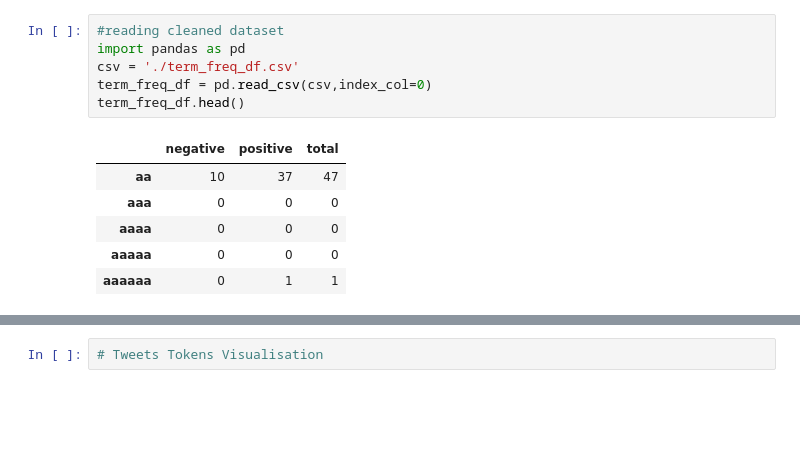
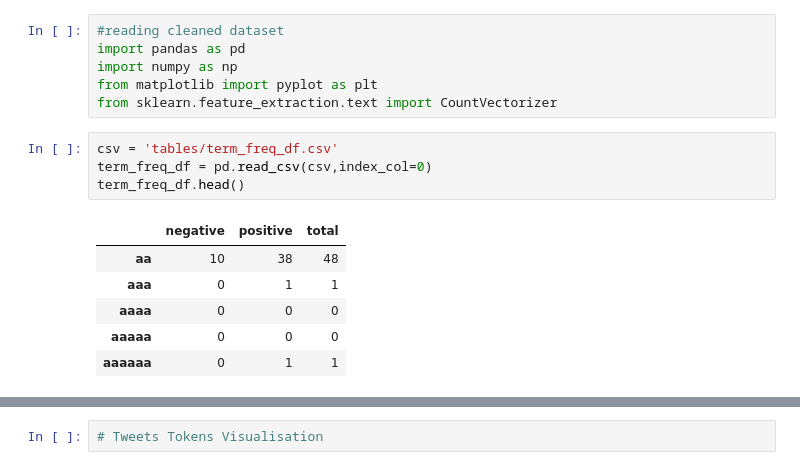
Before and after one commit to phpinto/social_media_sentiment_analysis_to_predict_stock_prices, a Jupyter notebook: api_calls/python/Jupyeter Notebooks/Term_frequency.ipynb, the cells around one changed output, grey strips where cells are left out. Drawn from its saved outputs; the diff is of its cells as text; blank space fills up the shorter version.

```diff
--- a/api_calls/python/Jupyeter Notebooks/Term_frequency.ipynb
+++ b/api_calls/python/Jupyeter Notebooks/Term_frequency.ipynb
@@ -1,13 +1,17 @@
+# %%
+#reading cleaned dataset
+import pandas as pd
+import numpy as np
+from matplotlib import pyplot as plt
+from sklearn.feature_extraction.text import CountVectorizer
 # %%
-#reading cleaned dataset
-import pandas as pd
-csv = './term_freq_df.csv'
+csv = 'tables/term_freq_df.csv'
 term_freq_df = pd.read_csv(csv,index_col=0)
 term_freq_df.head()
 # %% [output]
 |  | negative | positive | total |
-| aa | 10 | 37 | 47 |
-| aaa | 0 | 0 | 0 |
+| aa | 10 | 38 | 48 |
+| aaa | 0 | 1 | 1 |
 | aaaa | 0 | 0 | 0 |
 | aaaaa | 0 | 0 | 0 |
 | aaaaaa | 0 | 1 | 1 |
```
Also changed, not shown: parts of 14 cells of this notebook, 1 other file.
